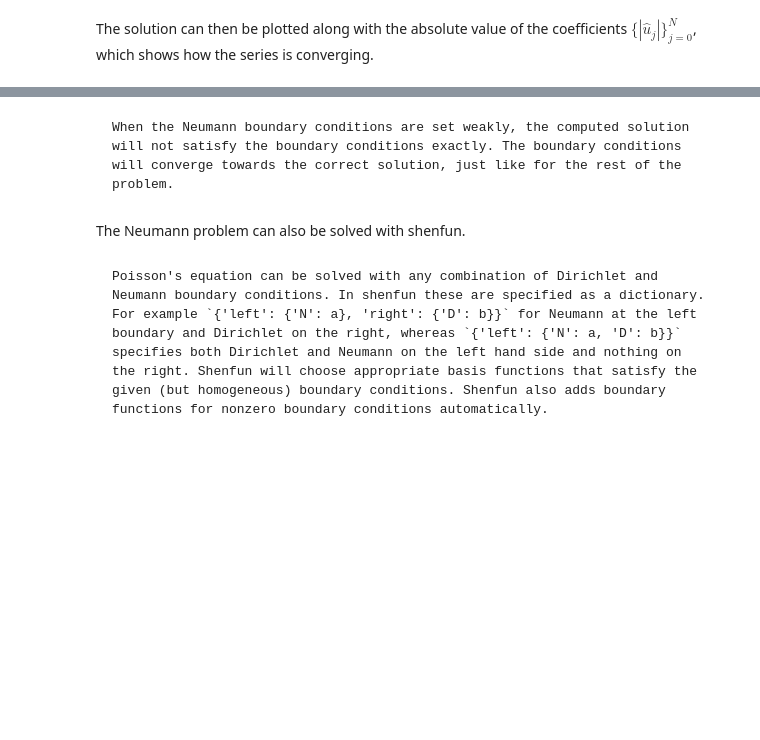
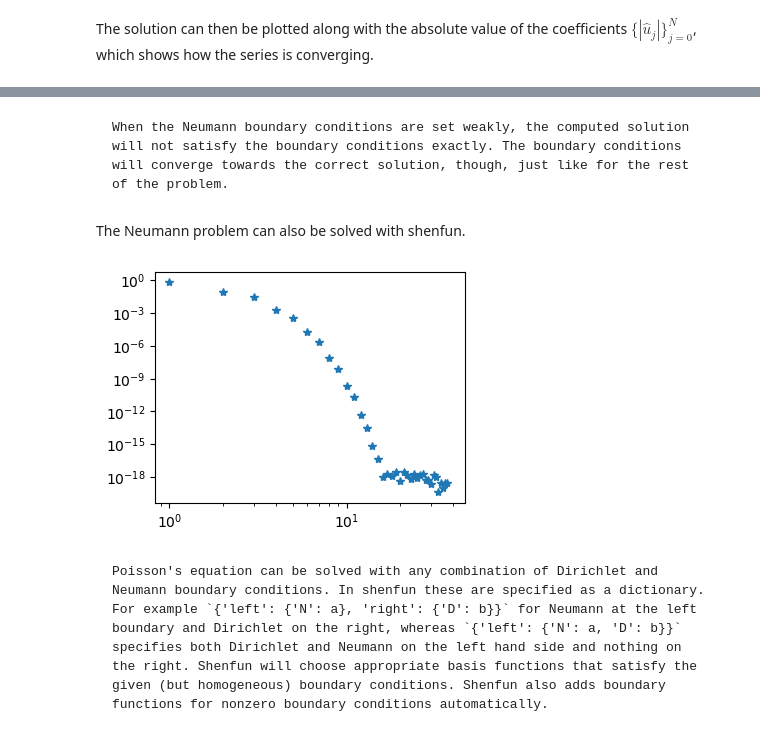
Before and after one commit to MATMEK-4270/matmek4270-book, a Jupyter notebook: lecture11.ipynb, the cells around one changed output, grey strips where cells are left out. Saved outputs shown, nothing was run; the diff lists cells and outputs as text; code cells hidden in the pictures; blank space fills up the shorter version.

````diff
--- a/lecture11.ipynb
+++ b/lecture11.ipynb
@@ -554,19 +570,21 @@ ax2.set_title('$|\hat{u}|$');
 # %% [markdown]
 ```{note}
-When the Neumann boundary conditions are set weakly, the computed solution will not satisfy the boundary conditions exactly. The boundary conditions will converge towards the correct solution, just like for the rest of the problem.
+When the Neumann boundary conditions are set weakly, the computed solution will not satisfy the boundary conditions exactly. The boundary conditions will converge towards the correct solution, though, just like for the rest of the problem.
 ```
 # %% [markdown]
 The Neumann problem can also be solved with shenfun.
 # %%
 N = 40
-V = FunctionSpace(N, 'L', bc={'left': {'N': 0}, 'right': {'N': 0}})
+V = FunctionSpace(N+3, 'L', bc={'left': {'N': 0}, 'right': {'N': 0}})
 u = TrialFunction(V)
 v = TestFunction(V)
 S = inner(Dx(u, 0, 1), -Dx(v, 0, 1))
 b = inner(f, v)
 uh = S.solve(b.copy())
 fig = plt.figure(figsize=(4, 3))
-plt.loglog(np.arange(0, N), abs(uh), '*');
+plt.loglog(np.arange(0, N+1), abs(uh[:-2]), '*');
+# %% [output]
+[figure, added]
 # %% [markdown]
 ```{note}
 Poisson's equation can be solved with any combination of Dirichlet and Neumann boundary conditions. In shenfun these are specified as a dictionary. For example `{'left': {'N': a}, 'right': {'D': b}}` for Neumann at the left boundary and Dirichlet on the right, whereas `{'left': {'N': a, 'D': b}}` specifies both Dirichlet and Neumann on the left hand side and nothing on the right. Shenfun will choose appropriate basis functions that satisfy the given (but homogeneous) boundary conditions. Shenfun also adds boundary functions for nonzero boundary conditions automatically.
````
Also changed, not shown: parts of 26 cells of this notebook.
